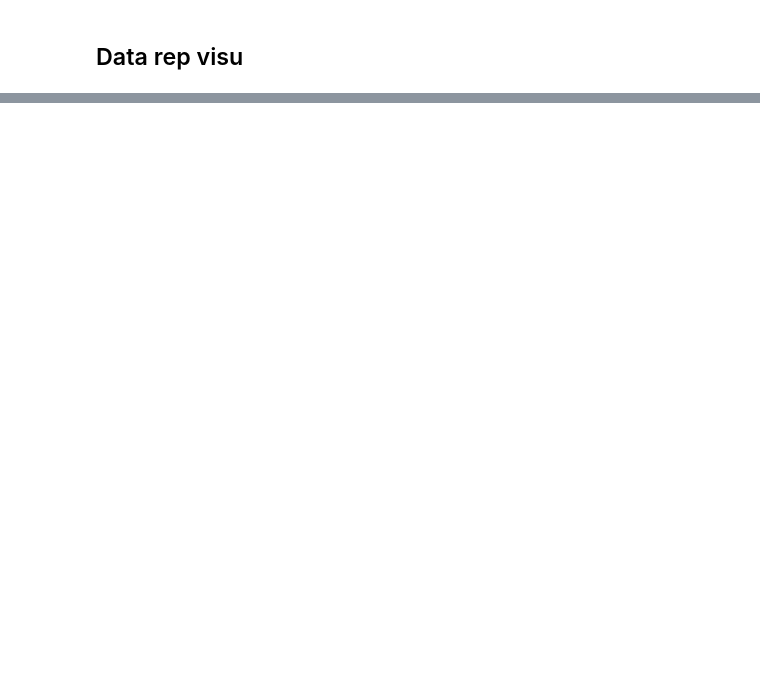
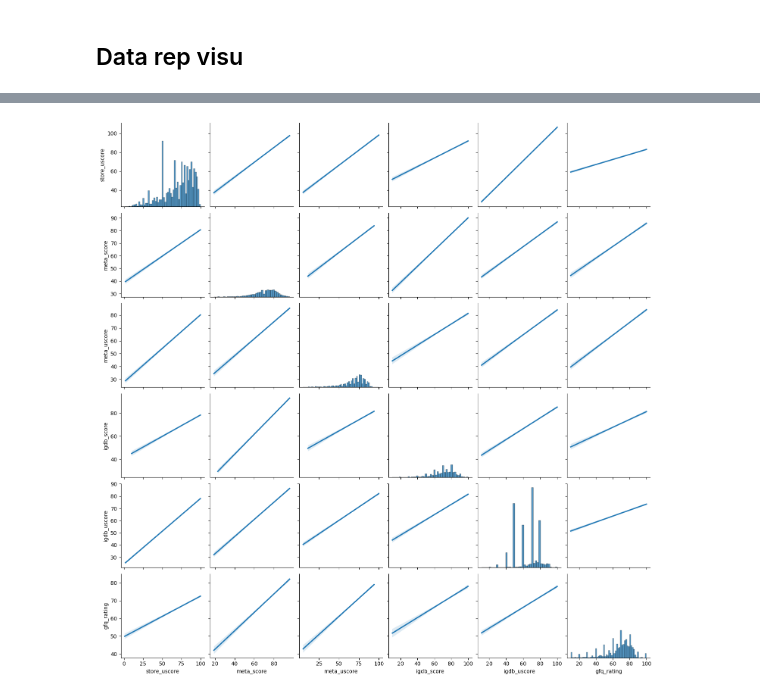
Before and after one commit to Rilay9/Rilay9.github.io, a Jupyter notebook: Steam Video Game Analysis.ipynb, the cells around one changed output, grey strips where cells are left out. Saved outputs shown, nothing was run; the diff lists cells and outputs as text; code cells hidden in the pictures; blank space fills up the shorter version.

```diff
--- a/Steam Video Game Analysis.ipynb
+++ b/Steam Video Game Analysis.ipynb
@@ -95,7 +96,7 @@ game_data_git.drop(inplace=True, columns=['store_url', 'store_promo_url', 'publi
                                           'hltb_url', 'meta_url', 'igdb_url', 'achievements', 'discount',
                                           'igdb_popularity', 'igdb_single', 'igdb_complete', 'gfq_length',
                                           'stsp_owners', 'stsp_mdntime', 'gfq_difficulty_comment', 'tags',
-                                          'full_price', 'current_price', 'grnk_score'])
+                                          'full_price', 'current_price', 'grnk_score', 'genres'])
 # %% [output]
 Missing Values Count Kaggle Data:
 
@@ -121,3 +122,12 @@ game_data = pd.merge(left=game_data_git, right=game_data_kag, how='inner', left_
 
 # Drop the App ID column as it's no longer needed
 game_data.drop('App ID', inplace=True, axis=1)
+
+# Encode the difficulties in a scale. There's encoders, but a simple find and replace works well here.
+print(game_data['gfq_difficulty'].unique()) # See the values to encode
+
+replace_dict = {'Just Right-Tough':2.5, 'Just Right':2, 'Easy-Just Right':1.5, 'Tough':3,
+              'Tough-Unforgiving':3.5, 'Unforgiving':4, 'Easy':1, 'Simple':0, 'Simple-Easy':0.5}
+
+
+game_data.replace({'gfq_difficulty':replace_dict}, inplace=True)
@@ -148,6 +145,8 @@ dtype: int64
 # Fix the initial price by dividing by 100
 game_data['Initial Price'] = game_data['Initial Price'] / 100
 
+# Format published data as datetime
+game_data['published_store'] = pd.to_datetime(game_data['published_store'])
 # Scale gfq_rating to be out of 100 like the others
 game_data['gfq_rating'] = game_data['gfq_rating'] * 20
 
@@ -156,6 +155,6 @@ game_data.dropna(how='all', subset=['store_uscore', 'meta_score', 'meta_uscore',
                                     'igdb_score', 'gfq_rating', 'igdb_uscore'], inplace=True)
 
 # Add average score columns
-game_data['avg_uscore'] = game_data[['store_uscore', 'meta_uscore', 'igdb_uscore', 'gfq_rating']].mean()
-game_data['avg_critic_score'] = game_data[['meta_score', 'igdb_score']].mean()
-print(game_data.isnull().sum())
+game_data['avg_uscore'] = game_data[['store_uscore', 'meta_uscore',
+                                     'igdb_uscore', 'gfq_rating']].mean(axis=1)
+game_data['avg_critic_score'] = game_data[['meta_score', 'igdb_score']].mean(axis=1)
@@ -212,6 +193,8 @@ scor_dist_plt.tick_params(axis='x',rotation=20)
 [figure]
 # %%
-# Plots to see relationship between average scores and genres, lengths, and difficulties.
-# Needs to be one-hotted or something
-sns.pairplot(game_data[['genres', 'gfq_difficulty', 'hltb_single', 'hltb_complete',
-                        'Initial Price', 'CCU', 'avg_uscore', 'avg_critic_score']])
+# Plots to see relationship between the various scores. We should expect to see large positive covariances.
+score_pair_plot = sns.pairplot(game_data[['store_uscore', 'meta_score', 'meta_uscore',
+                                       'igdb_score', 'igdb_uscore', 'gfq_rating']],
+                               kind='reg', dropna=True, plot_kws=dict(scatter=False))
+# %% [output]
+[figure, added]
```
Also changed, not shown: parts of 10 cells of this notebook.
